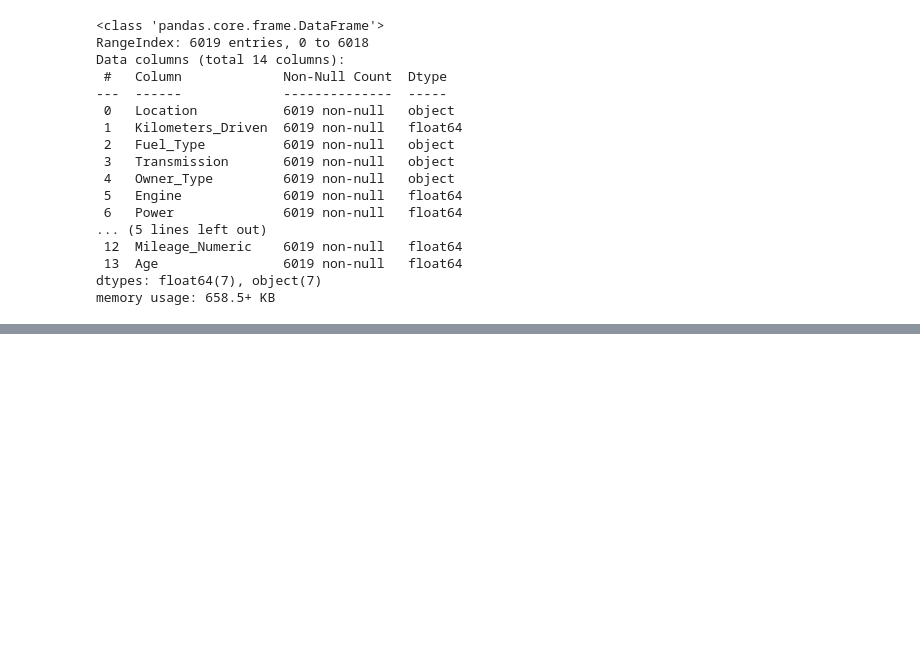
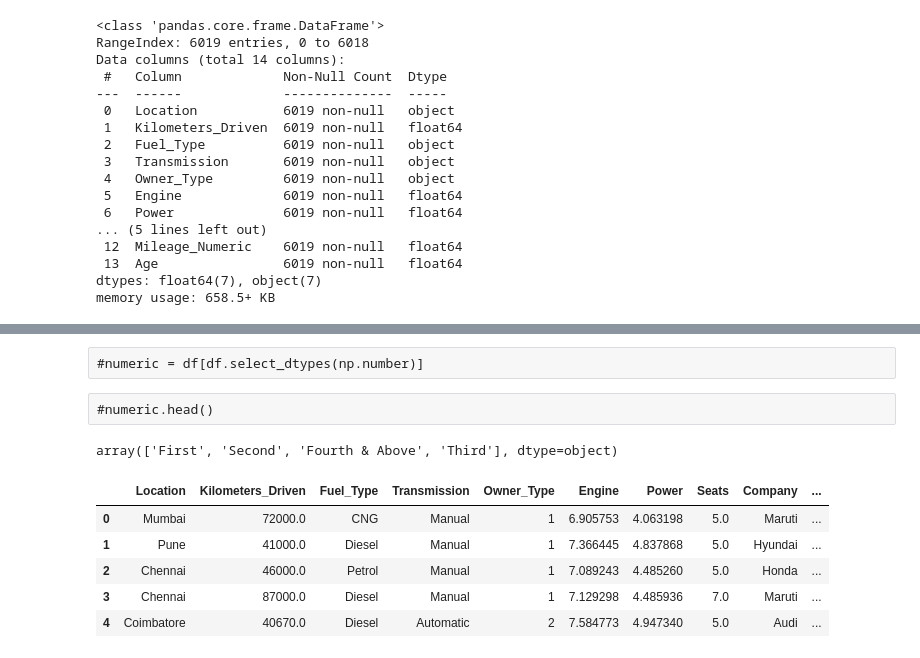
Before and after one commit to omniaghazy/kaggle-dataAnalysis-, a Jupyter notebook: used-cars-price-prediction.ipynb, the cells around one changed output, grey strips where cells are left out. Saved outputs shown, nothing was run; the diff lists cells and outputs as text; code cells hidden in the pictures; blank space fills up the shorter version.

Commit message:
Kaggle Notebook | used-cars-price-prediction | Version 5

```diff
--- a/used-cars-price-prediction.ipynb
+++ b/used-cars-price-prediction.ipynb
@@ -668,0 +671,7 @@ memory usage: 658.5+ KB
+# %%
+x = df.drop("Price" , axis = 1)
+y = df[["Price"]]
+# %% [raw]
+#numeric = df[df.select_dtypes(np.number)]
+# %% [raw]
+#numeric.head()
@@ -668,0 +680,22 @@ memory usage: 658.5+ KB
+# %%
+x["Owner_Type"].unique()
+# %% [output]
+array(['First', 'Second', 'Fourth & Above', 'Third'], dtype=object)
+# %%
+mask = {
+    'First': 1,
+    'Second': 2,
+     'Third': 3,
+    'Fourth & Above': 4
+
+}
+x["Owner_Type"] = x["Owner_Type"].map(mask)
+# %%
+x.head()
+# %% [output]
+|  | Location | Kilometers_Driven | Fuel_Type | Transmission | Owner_Type | Engine | Power | Seats | Company | ... |
+| 0 | Mumbai | 72000.0 | CNG | Manual | 1 | 6.905753 | 4.063198 | 5.0 | Maruti | ... |
+| 1 | Pune | 41000.0 | Diesel | Manual | 1 | 7.366445 | 4.837868 | 5.0 | Hyundai | ... |
+| 2 | Chennai | 46000.0 | Petrol | Manual | 1 | 7.089243 | 4.485260 | 5.0 | Honda | ... |
+| 3 | Chennai | 87000.0 | Diesel | Manual | 1 | 7.129298 | 4.485936 | 7.0 | Maruti | ... |
+| 4 | Coimbatore | 40670.0 | Diesel | Automatic | 2 | 7.584773 | 4.947340 | 5.0 | Audi | ... |
```
Also changed, not shown: parts of 21 cells of this notebook.
